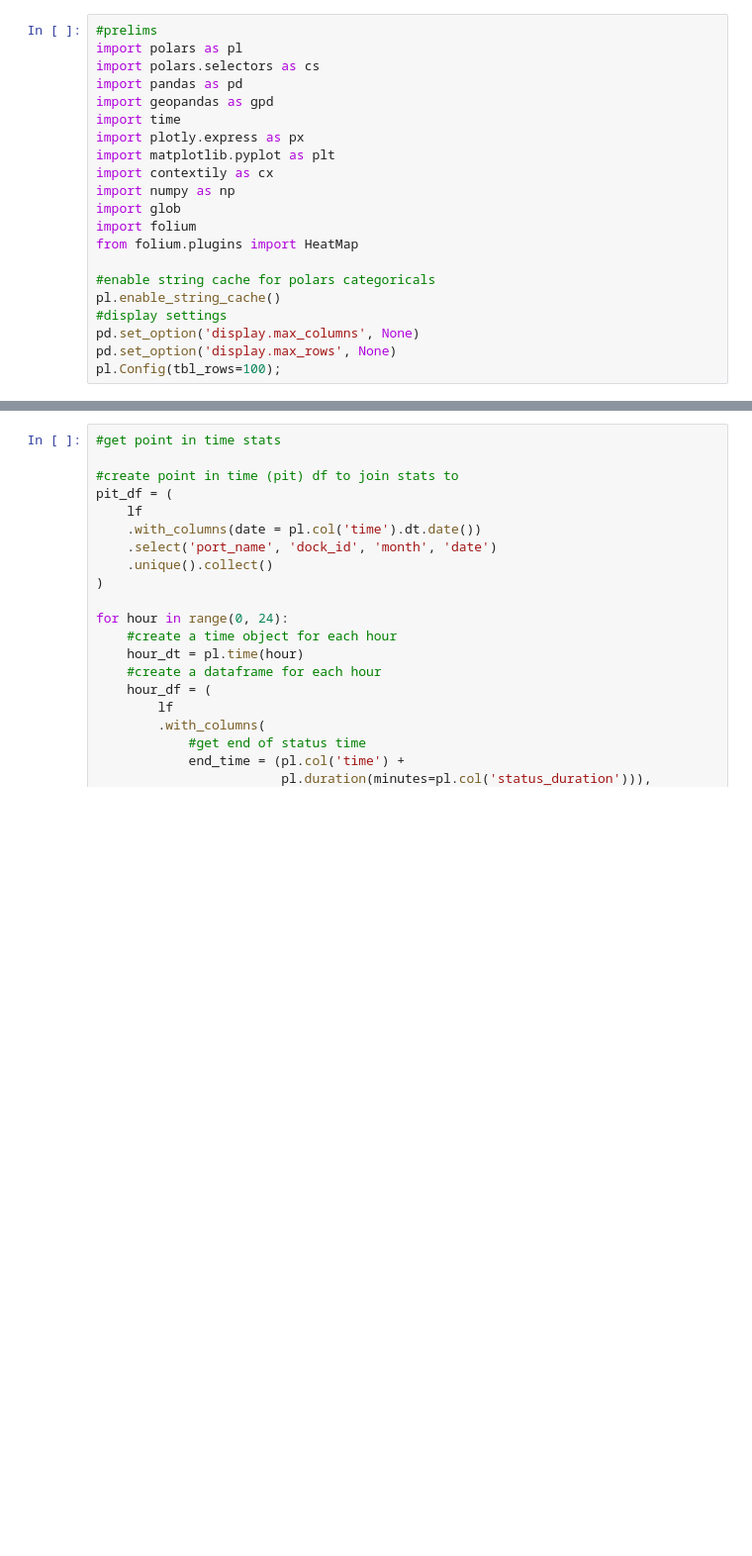
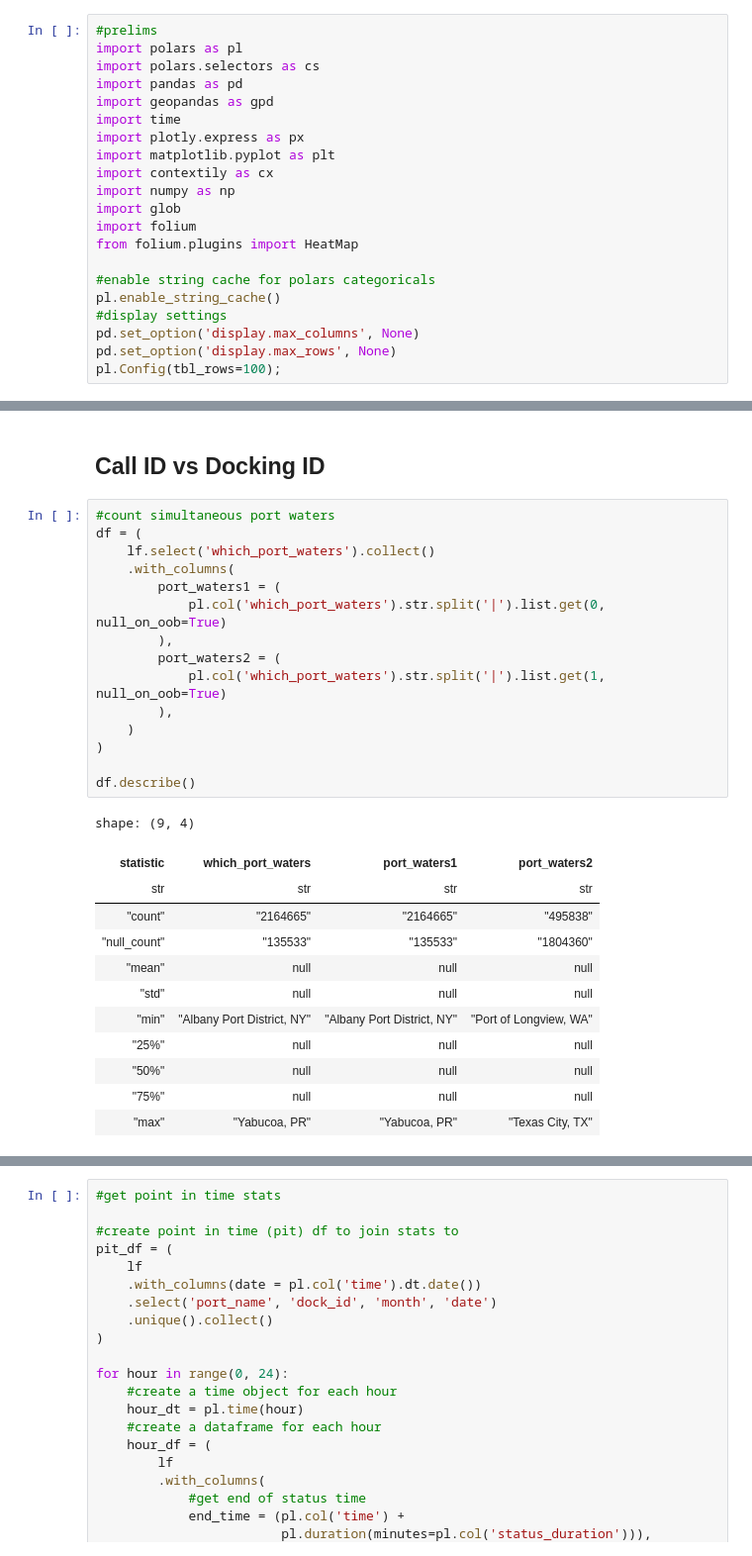
Before and after one commit to epistemetrica/Port-Performance-Project, a Jupyter notebook: port_stats.ipynb, the cells around one changed output, grey strips where cells are left out. Shown at 99% size. Drawn from its saved outputs; the diff is of its cells as text; blank space fills up the shorter version.

```diff
--- a/port_stats.ipynb
+++ b/port_stats.ipynb
@@ -55,0 +58,30 @@ shape: (5, 120)
+# %% [markdown]
+## Call ID vs Docking ID
+# %%
+#count simultaneous port waters
+df = (
+    lf.select('which_port_waters').collect()
+    .with_columns(
+        port_waters1 = (
+            pl.col('which_port_waters').str.split('|').list.get(0, null_on_oob=True)
+        ),
+        port_waters2 = (
+            pl.col('which_port_waters').str.split('|').list.get(1, null_on_oob=True)
+        ),
+    )
+)
+
+df.describe()
+# %% [output]
+shape: (9, 4)
+| statistic | which_port_waters | port_waters1 | port_waters2 |
+| str | str | str | str |
+| "count" | "2164665" | "2164665" | "495838" |
+| "null_count" | "135533" | "135533" | "1804360" |
+| "mean" | null | null | null |
+| "std" | null | null | null |
+| "min" | "Albany Port District, NY" | "Albany Port District, NY" | "Port of Longview, WA" |
+| "25%" | null | null | null |
+| "50%" | null | null | null |
+| "75%" | null | null | null |
+| "max" | "Yabucoa, PR" | "Yabucoa, PR" | "Texas City, TX" |
```
Also changed, not shown: parts of 18 cells of this notebook, 2 other files.
